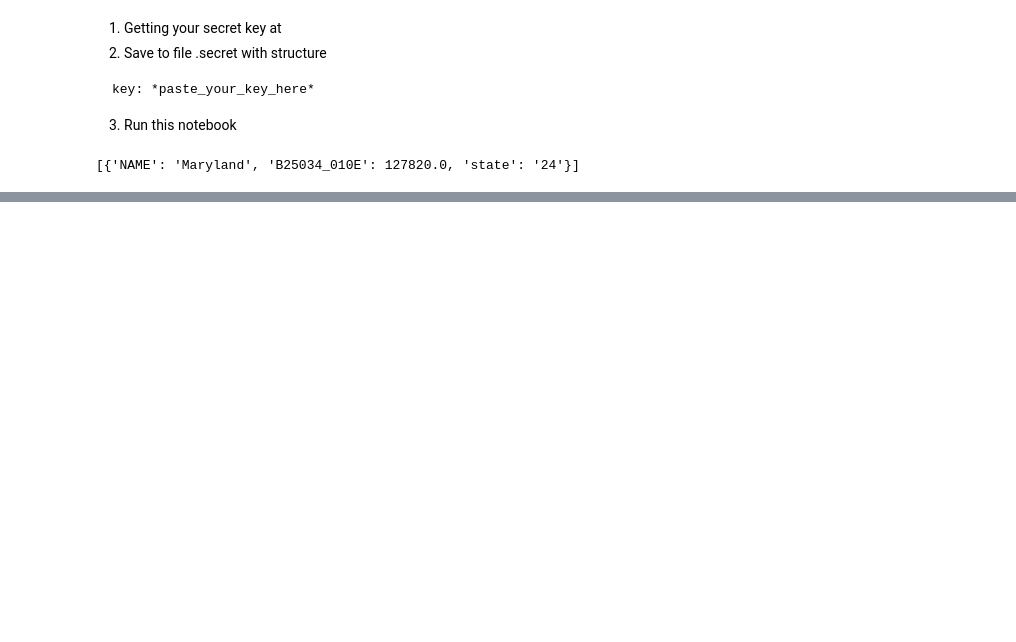
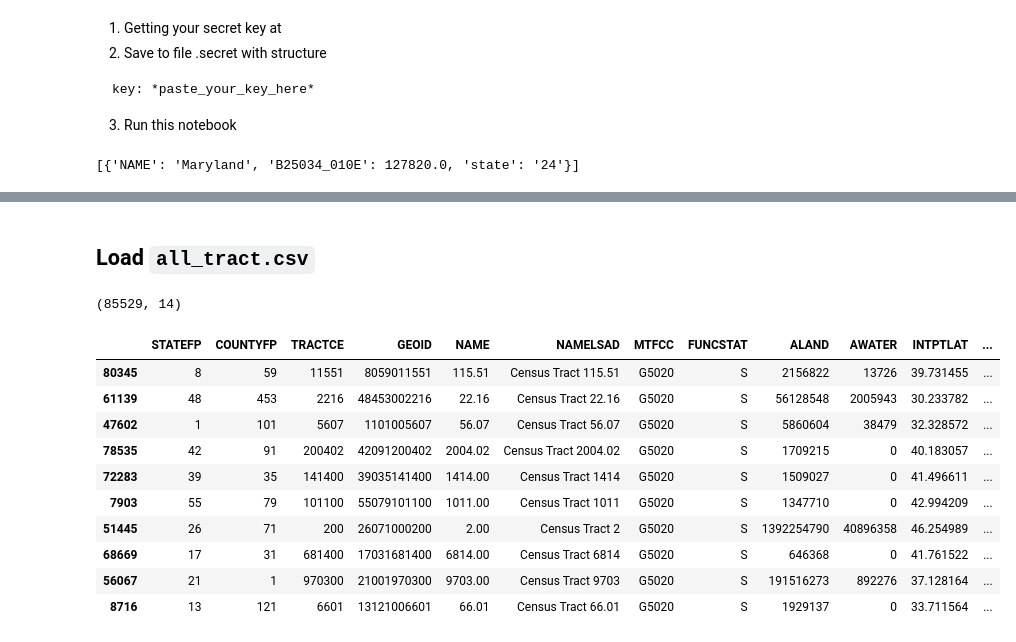
Before and after one commit to minhtriet/zipcodes, a Jupyter notebook: data_exploration.ipynb, the cells around one changed output, grey strips where cells are left out. Saved outputs shown, nothing was run; the diff lists cells and outputs as text; code cells hidden in the pictures; blank space fills up the shorter version.

```diff
--- a/data_exploration.ipynb
+++ b/data_exploration.ipynb
@@ -201,0 +273,23 @@ c.acs5.get(('NAME', 'B25034_010E'),
+# %% [markdown]
+## Load `all_tract.csv`
+# %%
+import pandas as pd
+all_tract = pd.read_csv('all_tract.csv', index_col=False)
+# %%
+all_tract.shape
+# %% [output]
+(85529, 14)
+# %%
+all_tract.sample(10,random_state=4)
+# %% [output]
+|  | STATEFP | COUNTYFP | TRACTCE | GEOID | NAME | NAMELSAD | MTFCC | FUNCSTAT | ALAND | AWATER | INTPTLAT | ... |
+| 80345 | 8 | 59 | 11551 | 8059011551 | 115.51 | Census Tract 115.51 | G5020 | S | 2156822 | 13726 | 39.731455 | ... |
+| 61139 | 48 | 453 | 2216 | 48453002216 | 22.16 | Census Tract 22.16 | G5020 | S | 56128548 | 2005943 | 30.233782 | ... |
+| 47602 | 1 | 101 | 5607 | 1101005607 | 56.07 | Census Tract 56.07 | G5020 | S | 5860604 | 38479 | 32.328572 | ... |
+| 78535 | 42 | 91 | 200402 | 42091200402 | 2004.02 | Census Tract 2004.02 | G5020 | S | 1709215 | 0 | 40.183057 | ... |
+| 72283 | 39 | 35 | 141400 | 39035141400 | 1414.00 | Census Tract 1414 | G5020 | S | 1509027 | 0 | 41.496611 | ... |
+| 7903 | 55 | 79 | 101100 | 55079101100 | 1011.00 | Census Tract 1011 | G5020 | S | 1347710 | 0 | 42.994209 | ... |
+| 51445 | 26 | 71 | 200 | 26071000200 | 2.00 | Census Tract 2 | G5020 | S | 1392254790 | 40896358 | 46.254989 | ... |
+| 68669 | 17 | 31 | 681400 | 17031681400 | 6814.00 | Census Tract 6814 | G5020 | S | 646368 | 0 | 41.761522 | ... |
+| 56067 | 21 | 1 | 970300 | 21001970300 | 9703.00 | Census Tract 9703 | G5020 | S | 191516273 | 892276 | 37.128164 | ... |
+| 8716 | 13 | 121 | 6601 | 13121006601 | 66.01 | Census Tract 66.01 | G5020 | S | 1929137 | 0 | 33.711564 | ... |
```
Also changed, not shown: parts of 33 cells of this notebook.
